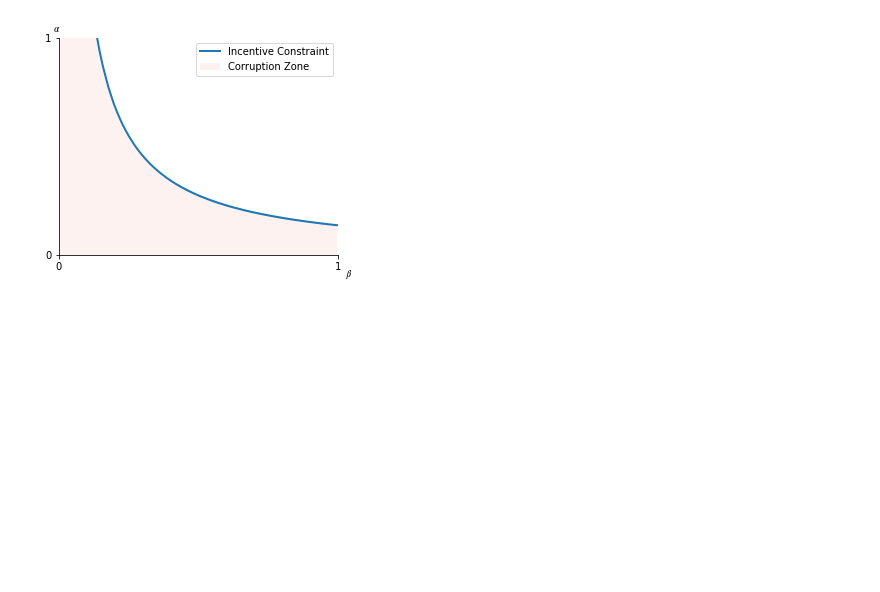
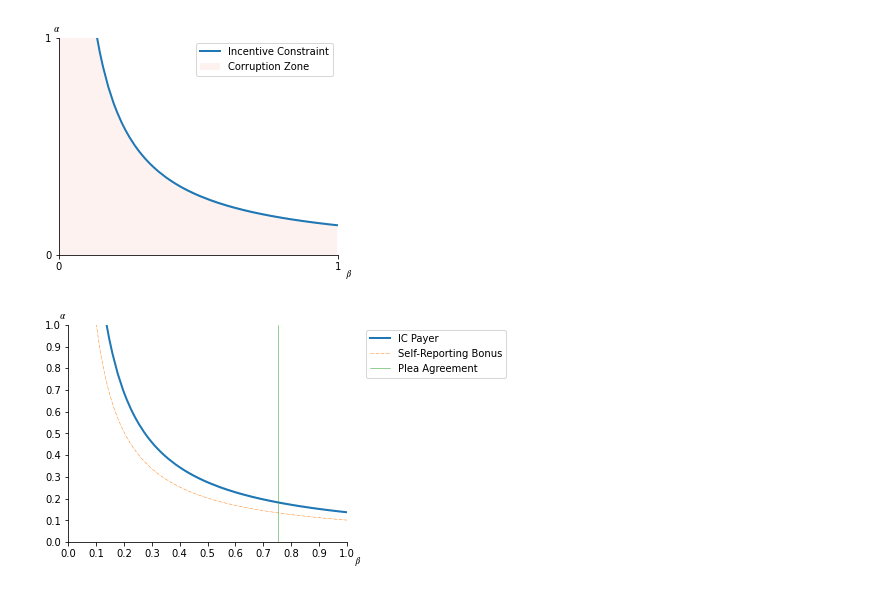
Before and after one commit to caxaxa/Chacha_PhD_Projects, a Jupyter notebook: Incentive_Curves.ipynb, the cells around one changed output. Saved outputs shown, nothing was run; the diff lists cells and outputs as text; code cells hidden in the pictures; blank space fills up the shorter version.

```diff
--- a/Incentive_Curves.ipynb
+++ b/Incentive_Curves.ipynb
@@ -154,3 +167,7 @@ alphas = alpha_solver(1000)
 get_ICs(alphas)
 # %% [output]
 [figure]
+# %%
+get_IC_star(-.5,.5)
+# %% [output]
+[figure, added]
```
Also changed, not shown: parts of 4 cells of this notebook.
